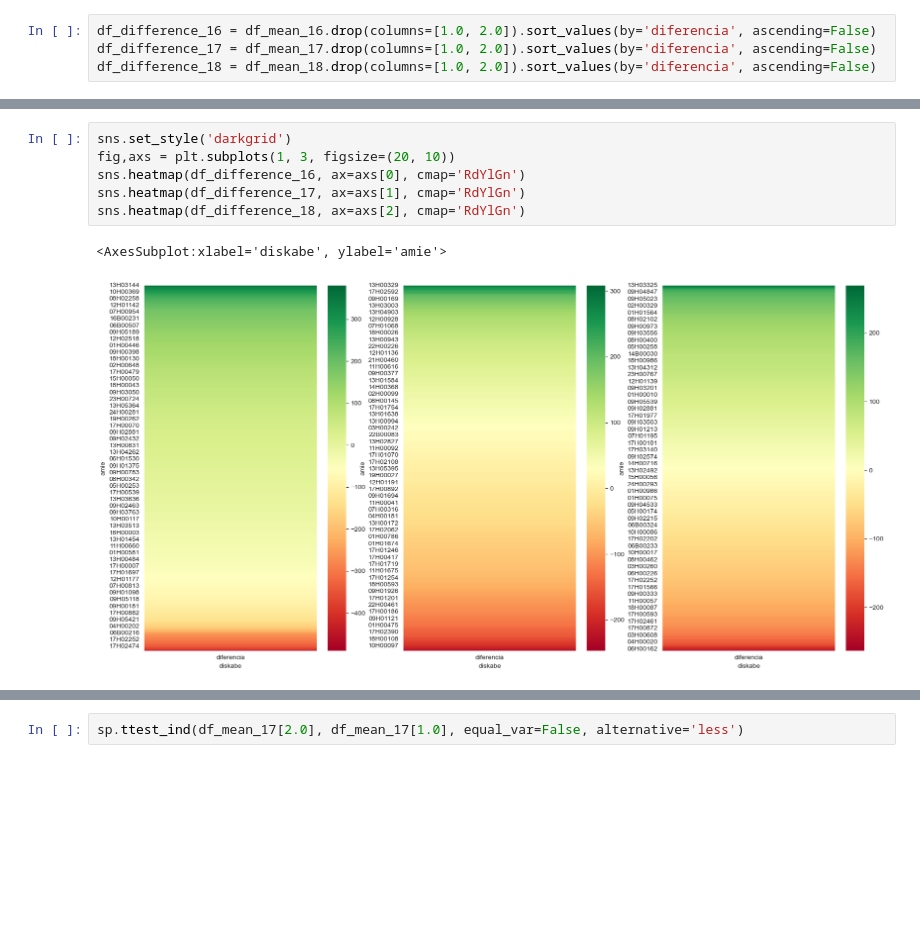
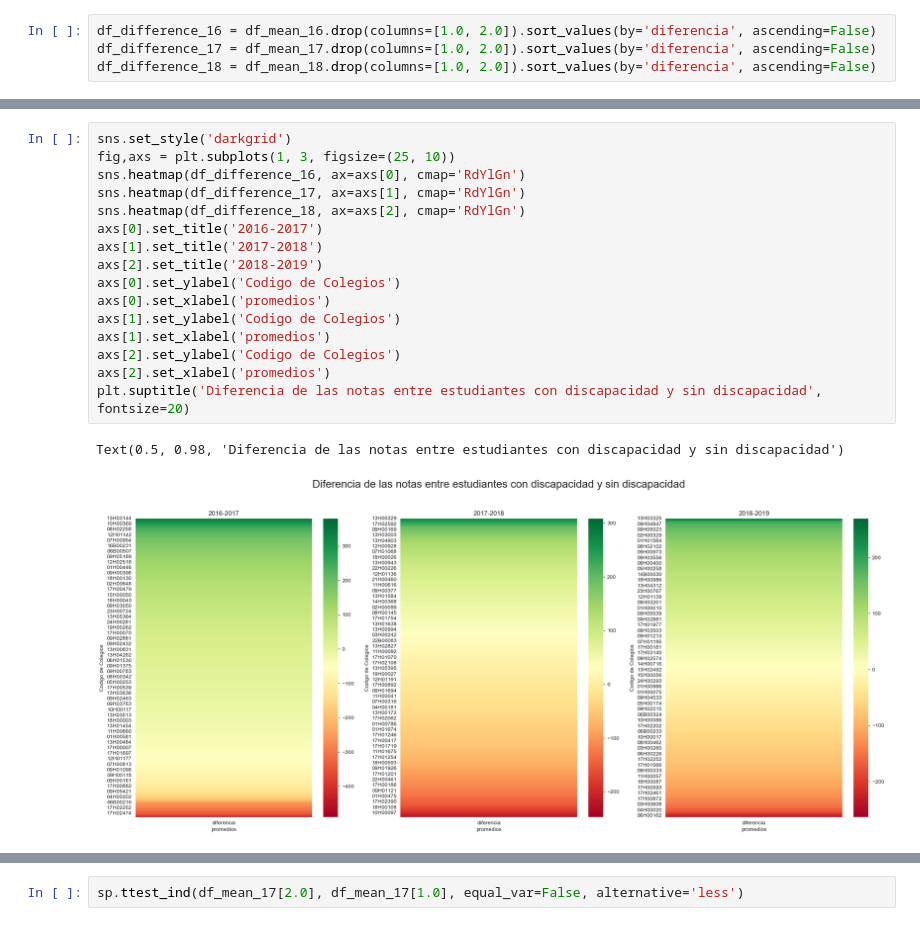
Before and after one commit to Alfreed0/DataScience, a Jupyter notebook: Notebooks/Proyecto.ipynb, the cells around one changed output, grey strips where cells are left out. Saved outputs shown, nothing was run; the diff lists cells and outputs as text; blank space fills up the shorter version.

```diff
--- a/Notebooks/Proyecto.ipynb
+++ b/Notebooks/Proyecto.ipynb
@@ -426,12 +408,22 @@ sns.heatmap(df_difference_18, ax=axs[2, 1], cmap='RdYlGn')
 # %%
 sns.set_style('darkgrid')
-fig,axs = plt.subplots(1, 3, figsize=(20, 10))
+fig,axs = plt.subplots(1, 3, figsize=(25, 10))
 sns.heatmap(df_difference_16, ax=axs[0], cmap='RdYlGn')
 sns.heatmap(df_difference_17, ax=axs[1], cmap='RdYlGn')
 sns.heatmap(df_difference_18, ax=axs[2], cmap='RdYlGn')
+axs[0].set_title('2016-2017')
+axs[1].set_title('2017-2018')
+axs[2].set_title('2018-2019')
+axs[0].set_ylabel('Codigo de Colegios')
+axs[0].set_xlabel('promedios')
+axs[1].set_ylabel('Codigo de Colegios')
+axs[1].set_xlabel('promedios')
+axs[2].set_ylabel('Codigo de Colegios')
+axs[2].set_xlabel('promedios')
+plt.suptitle('Diferencia de las notas entre estudiantes con discapacidad y sin discapacidad', fontsize=20)
 # %% [output]
-<AxesSubplot:xlabel='diskabe', ylabel='amie'>
+Text(0.5, 0.98, 'Diferencia de las notas entre estudiantes con discapacidad y sin discapacidad')
-[figure, old version]
+[figure, new version]
 # %%
 sp.ttest_ind(df_mean_16[2.0], df_mean_16[1.0], equal_var=False, alternative='greater')
 # %% [output]
```
Also changed, not shown: parts of 44 cells of this notebook, 5 other files.
